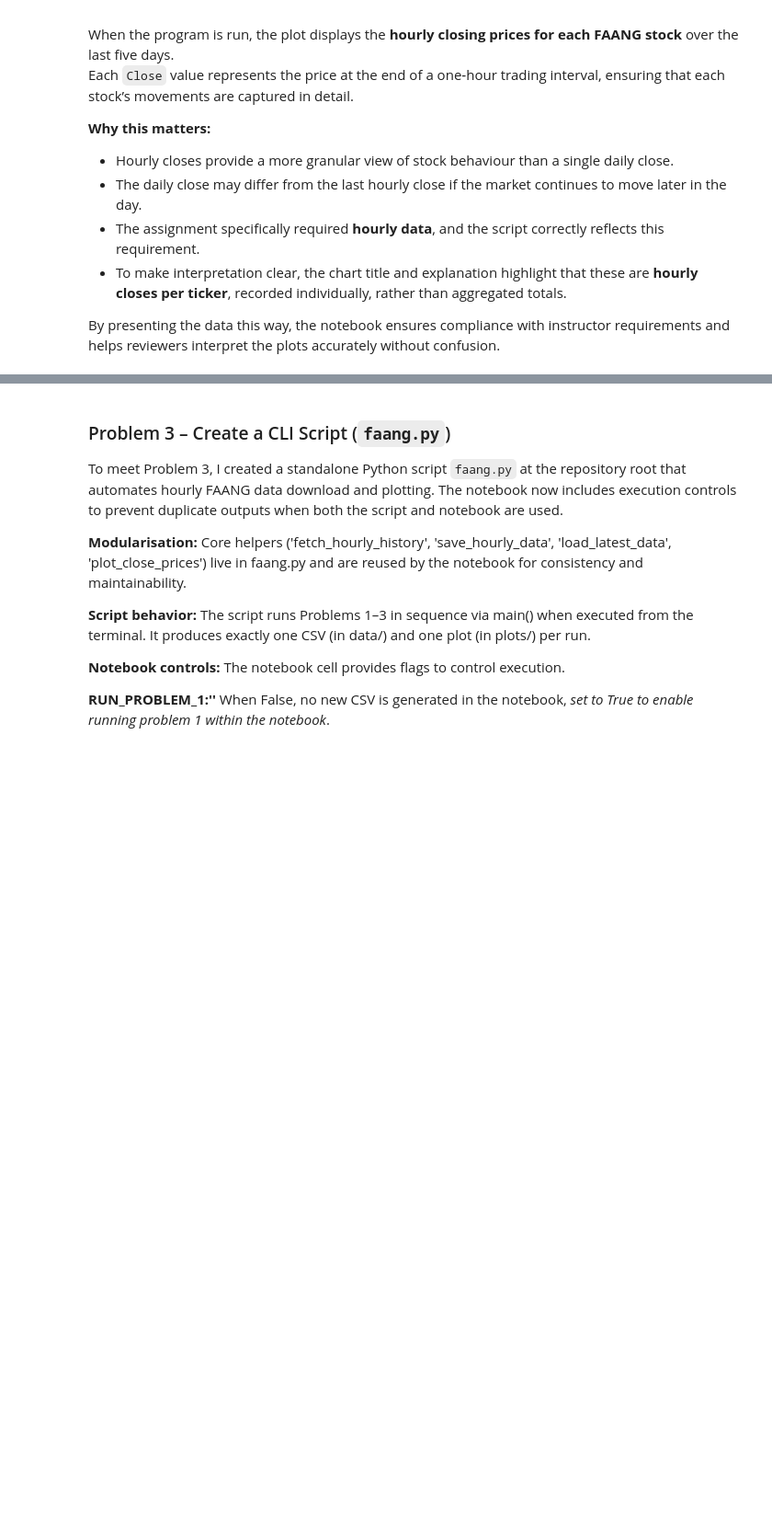
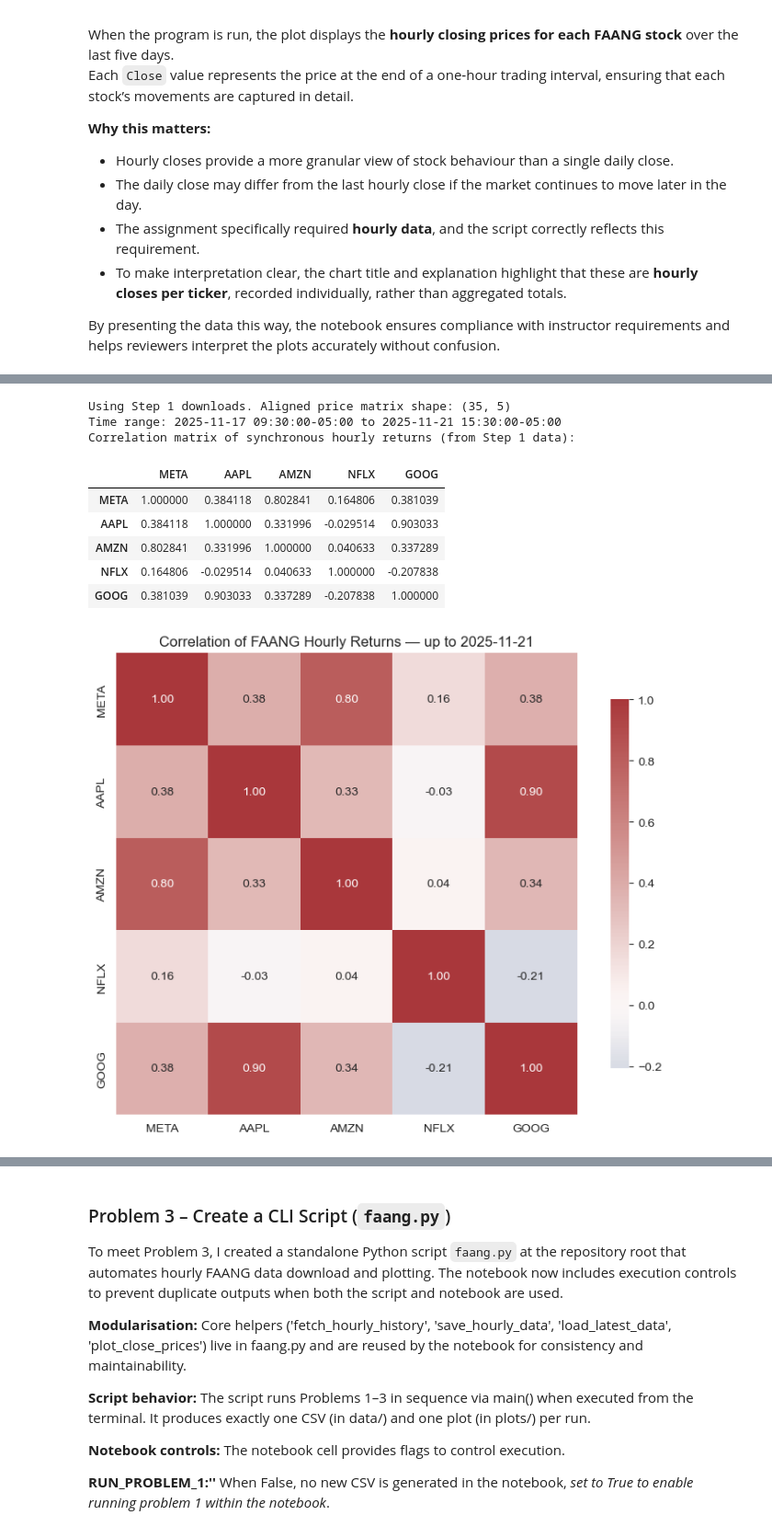
Before and after one commit to ECronin1973/computer_infrastructure, a Jupyter notebook: problems.ipynb, the cells around one changed output, grey strips where cells are left out. Shown at 92% size. Drawn from its saved outputs; the diff is of its cells as text; code cells hidden in the pictures; blank space fills up the shorter version.

Commit message:
saved notebook attachment for problem analysis

```diff
--- a/problems.ipynb
+++ b/problems.ipynb
@@ -778,0 +844,66 @@ plt.show()
+# %%
+# Step 8c — Correlation Analysis (uses Step 1 `data` downloads)
+
+# Confirm `data` exists and looks like the Step 1 output
+if 'data' not in globals() or not isinstance(data, dict) or not data:
+    raise RuntimeError("`data` (Step 1 downloads) not found or is empty. Ensure Step 1 populated `data` as dict[symbol -> DataFrame].")
+
+aligned = []
+for sym, df in data.items():
+    tmp = df.copy()
+    # Expect Step 1 frames to have 'Date' and 'Close' columns
+    if 'Date' in tmp.columns and 'Close' in tmp.columns:
+        tmp = tmp[['Date', 'Close']].copy()
+        tmp['Date'] = pd.to_datetime(tmp['Date'], errors='coerce')
+        tmp = tmp.set_index('Date').sort_index()
+    elif 'Close' in tmp.columns:
+        tmp.index = pd.to_datetime(tmp.index, errors='coerce')
+        tmp = tmp.sort_index()
+        tmp = tmp[['Close']].copy()
+    else:
+        # skip non-conforming DataFrames but warn
+        print(f"Skipping {sym}: no 'Close' column found.")
+        continue
+    tmp = tmp.rename(columns={'Close': sym})
+    aligned.append(tmp)
+
+if not aligned:
+    raise RuntimeError("No valid price series found in `data` (Step 1).")
+
+# Inner join ensures synchronous timestamps present in all tickers (conservative)
+prices = pd.concat(aligned, axis=1, join='inner')
+if prices.empty:
+    print("No overlapping timestamps across tickers with inner join; consider outer join with documented NaN handling.")
+else:
+    # Diagnostics for reviewers
+    print(f"Using Step 1 downloads. Aligned price matrix shape: {prices.shape}")
+    print(f"Time range: {prices.index.min()} to {prices.index.max()}")
+
+    # Ensure numeric prices, compute synchronous returns, drop any rows with NaN
+    prices = prices.apply(pd.to_numeric, errors='coerce').dropna(axis=1, how='all')
+    returns = prices.pct_change().dropna(axis=0, how='any')
+    if returns.empty:
+        print("No valid synchronous returns after pct_change and dropping NaNs.")
+    else:
+        corr = returns.corr()
+        print("Correlation matrix of synchronous hourly returns (from Step 1 data):")
+        display(corr)
+
+        # Heatmap (display only)
+        fig, ax = plt.subplots(figsize=(8, 6))
+        sns.heatmap(corr, annot=True, fmt=".2f", cmap="vlag", center=0, square=True, ax=ax, cbar_kws={"shrink": .8})
+        ax.set_title(f"Correlation of FAANG Hourly Returns — up to {prices.index.max().date()}")
+        plt.tight_layout()
+        plt.show()
+        plt.close(fig)
+# %% [output]
+Using Step 1 downloads. Aligned price matrix shape: (35, 5)
+Time range: 2025-11-17 09:30:00-05:00 to 2025-11-21 15:30:00-05:00
+Correlation matrix of synchronous hourly returns (from Step 1 data):
+|  | META | AAPL | AMZN | NFLX | GOOG |
+| META | 1.000000 | 0.384118 | 0.802841 | 0.164806 | 0.381039 |
+| AAPL | 0.384118 | 1.000000 | 0.331996 | -0.029514 | 0.903033 |
+| AMZN | 0.802841 | 0.331996 | 1.000000 | 0.040633 | 0.337289 |
+| NFLX | 0.164806 | -0.029514 | 0.040633 | 1.000000 | -0.207838 |
+| GOOG | 0.381039 | 0.903033 | 0.337289 | -0.207838 | 1.000000 |
+[figure, added]
```
Also changed, not shown: parts of 15 cells of this notebook.
